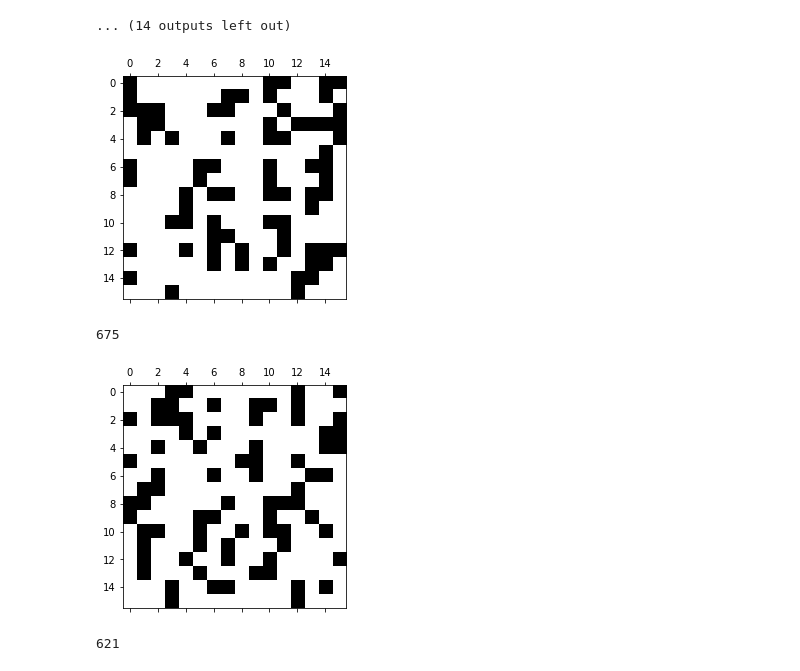
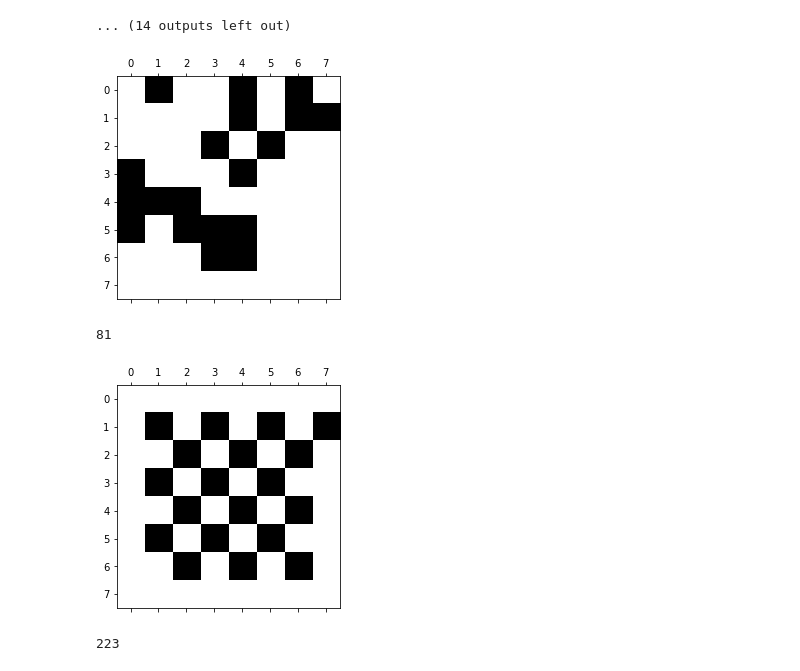
Before and after one commit to GillinedUp/mownit_lab4, a Jupyter notebook: zad2/zad2.ipynb, the cells around one changed output. Saved outputs shown, nothing was run; the diff lists cells and outputs as text; code cells hidden in the pictures.

```diff
--- a/zad2/zad2.ipynb
+++ b/zad2/zad2.ipynb
@@ -185,7 +185,7 @@ def sim_an(s, k_max, t_0, t_1, p, schedule, swap, energy, neighbours_num):
                 break
     return s
 # %%
-n = 16
+n = 8
 d = 0.3
 s = fill_matrix(n,d)
 cmap = clr.ListedColormap(['w', 'k'])
@@ -219,20 +219,20 @@ for energy in energies:
 671
 ... (14 outputs left out)
 # %%
-energy = taxi_dist
+energy = diag_energy
 schedule = quad_schedule
 swap = arbit_swap
 
 plt.matshow(s, cmap = cmap)
 plt.show()
 print(energy(s))
 
 s_new = sim_an(s, 500, 1000, 1, p, schedule, swap, energy, 15)
 plt.matshow(s_new, cmap = cmap)
 plt.show()
 print(energy(s_new))
 # %% [output]
-[figure, old version]
+[figure, new version]
-675
+81
-[figure, old version]
+[figure, new version]
-621
+223
```
